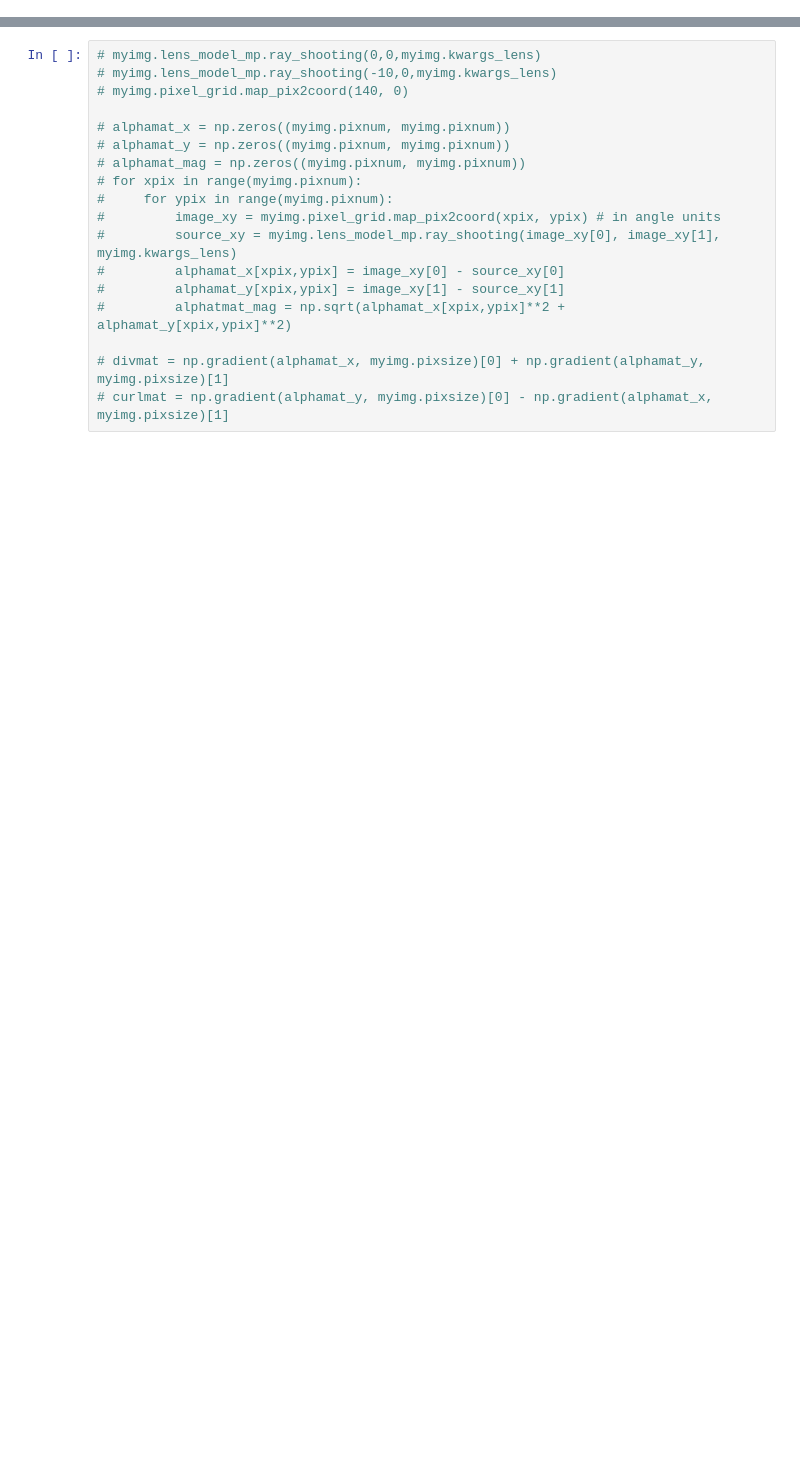
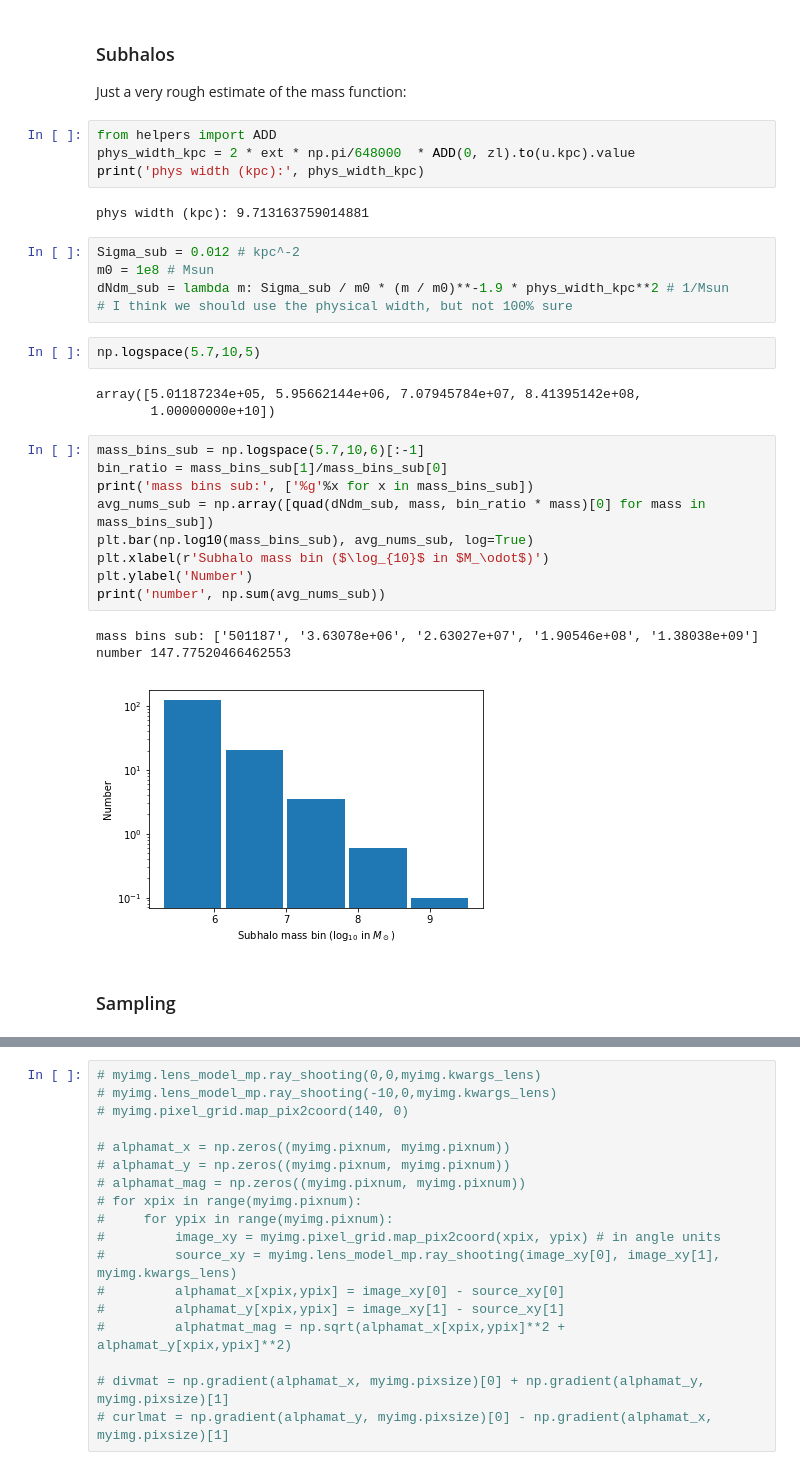
Before and after one commit to acagansengul/interlopers, a Jupyter notebook: effective_convergence.ipynb, the cells around one changed output, grey strips where cells are left out. Cells and saved outputs as stored; diff of their text form; blank space fills up the shorter version.

```diff
--- a/effective_convergence.ipynb
+++ b/effective_convergence.ipynb
@@ -64,0 +122,35 @@ plt.show()
+# %% [markdown]
+### Subhalos
+
+Just a very rough estimate of the mass function:
+# %%
+from helpers import ADD
+phys_width_kpc = 2 * ext * np.pi/648000  * ADD(0, zl).to(u.kpc).value
+print('phys width (kpc):', phys_width_kpc)
+# %% [output]
+phys width (kpc): 9.713163759014881
+# %%
+Sigma_sub = 0.012 # kpc^-2
+m0 = 1e8 # Msun
+dNdm_sub = lambda m: Sigma_sub / m0 * (m / m0)**-1.9 * phys_width_kpc**2 # 1/Msun
+# I think we should use the physical width, but not 100% sure
+# %%
+np.logspace(5.7,10,5)
+# %% [output]
+array([5.01187234e+05, 5.95662144e+06, 7.07945784e+07, 8.41395142e+08,
+       1.00000000e+10])
+# %%
+mass_bins_sub = np.logspace(5.7,10,6)[:-1]
+bin_ratio = mass_bins_sub[1]/mass_bins_sub[0]
+print('mass bins sub:', ['%g'%x for x in mass_bins_sub])
+avg_nums_sub = np.array([quad(dNdm_sub, mass, bin_ratio * mass)[0] for mass in mass_bins_sub])
+plt.bar(np.log10(mass_bins_sub), avg_nums_sub, log=True)
+plt.xlabel(r'Subhalo mass bin ($\log_{10}$ in $M_\odot$)')
+plt.ylabel('Number')
+print('number', np.sum(avg_nums_sub))
+# %% [output]
+mass bins sub: ['501187', '3.63078e+06', '2.63027e+07', '1.90546e+08', '1.38038e+09']
+number 147.77520466462553
+[figure, added]
+# %% [markdown]
+### Sampling
```
Also changed, not shown: parts of 96 cells of this notebook, 11 other files.
